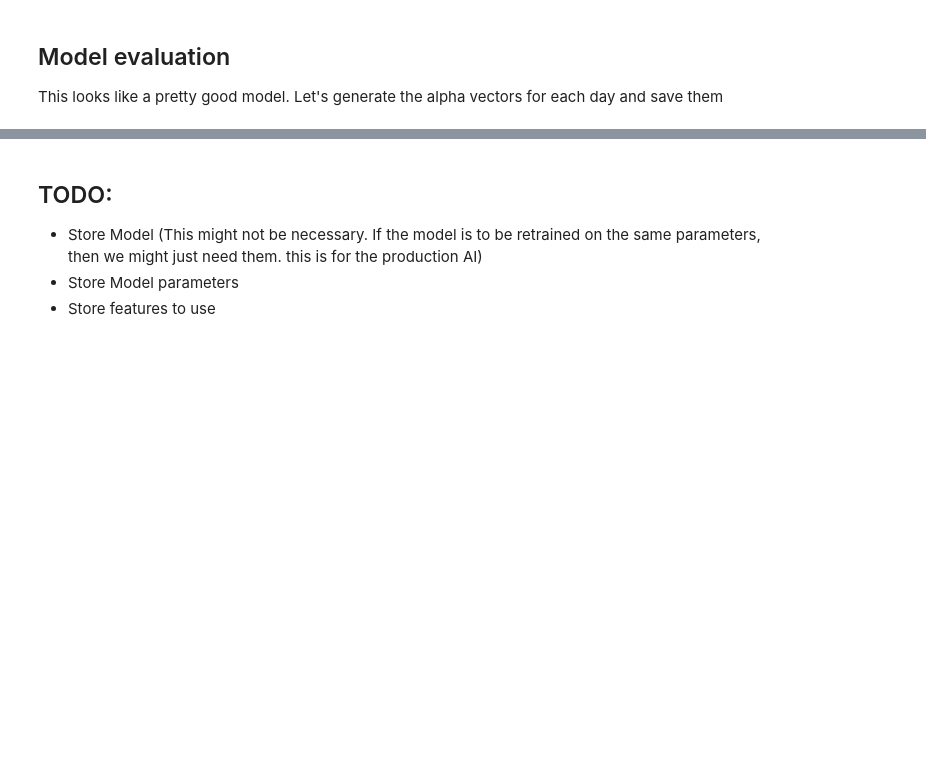
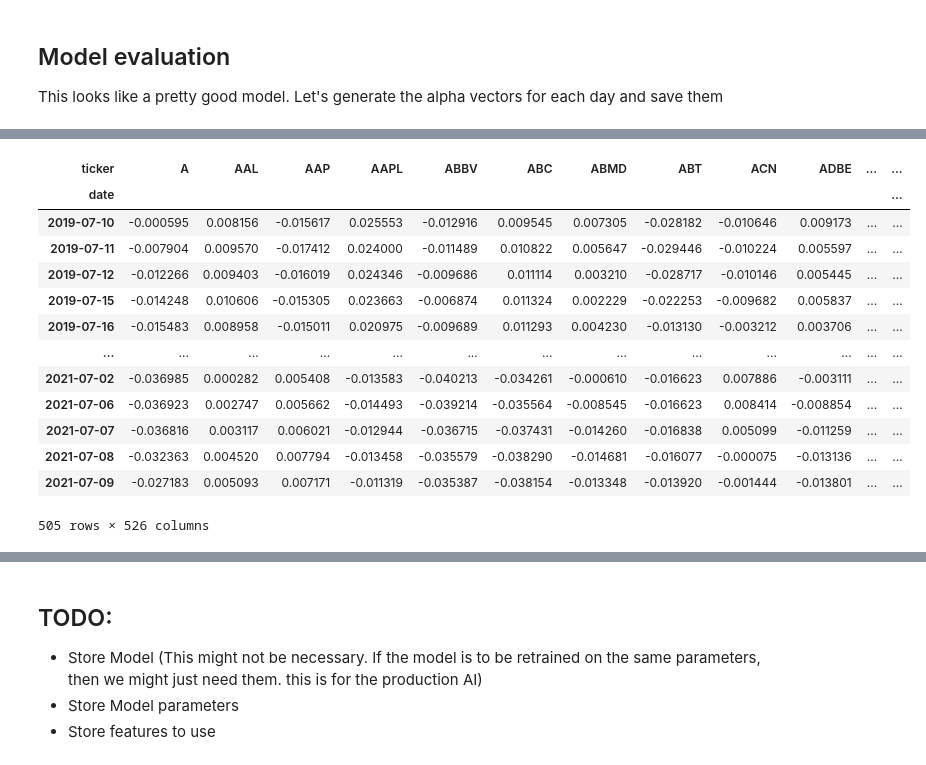
Before and after one commit to nmaiorana/svi-trading-tools, a Jupyter notebook: analysis-20210703/stage_2b_ai_alpha.ipynb, the cells around one changed output, grey strips where cells are left out. Saved outputs shown, nothing was run; the diff lists cells and outputs as text; code cells hidden in the pictures; blank space fills up the shorter version.

```diff
--- a/analysis-20210703/stage_2b_ai_alpha.ipynb
+++ b/analysis-20210703/stage_2b_ai_alpha.ipynb
@@ -731,0 +717,20 @@ This looks like a pretty good model. Let's generate the alpha vectors for each d
+# %%
+ai_alpha = pd.DataFrame(alpha_scores, index=all_factors.index, columns=['AI_ALPHA']).reset_index()
+ai_alpha['date'] = ai_alpha['date'].dt.date
+ai_alpha = ai_alpha.reset_index().pivot(index='date', columns='ticker', values='AI_ALPHA')
+ai_alpha
+# %% [output]
+| ticker | A | AAL | AAP | AAPL | ABBV | ABC | ABMD | ABT | ACN | ADBE | ... | ... |
+| date |  |  |  |  |  |  |  |  |  |  |  | ... |
+| 2019-07-10 | -0.000595 | 0.008156 | -0.015617 | 0.025553 | -0.012916 | 0.009545 | 0.007305 | -0.028182 | -0.010646 | 0.009173 | ... | ... |
+| 2019-07-11 | -0.007904 | 0.009570 | -0.017412 | 0.024000 | -0.011489 | 0.010822 | 0.005647 | -0.029446 | -0.010224 | 0.005597 | ... | ... |
+| 2019-07-12 | -0.012266 | 0.009403 | -0.016019 | 0.024346 | -0.009686 | 0.011114 | 0.003210 | -0.028717 | -0.010146 | 0.005445 | ... | ... |
+| 2019-07-15 | -0.014248 | 0.010606 | -0.015305 | 0.023663 | -0.006874 | 0.011324 | 0.002229 | -0.022253 | -0.009682 | 0.005837 | ... | ... |
+| 2019-07-16 | -0.015483 | 0.008958 | -0.015011 | 0.020975 | -0.009689 | 0.011293 | 0.004230 | -0.013130 | -0.003212 | 0.003706 | ... | ... |
+| ... | ... | ... | ... | ... | ... | ... | ... | ... | ... | ... | ... | ... |
+| 2021-07-02 | -0.036985 | 0.000282 | 0.005408 | -0.013583 | -0.040213 | -0.034261 | -0.000610 | -0.016623 | 0.007886 | -0.003111 | ... | ... |
+| 2021-07-06 | -0.036923 | 0.002747 | 0.005662 | -0.014493 | -0.039214 | -0.035564 | -0.008545 | -0.016623 | 0.008414 | -0.008854 | ... | ... |
+| 2021-07-07 | -0.036816 | 0.003117 | 0.006021 | -0.012944 | -0.036715 | -0.037431 | -0.014260 | -0.016838 | 0.005099 | -0.011259 | ... | ... |
+| 2021-07-08 | -0.032363 | 0.004520 | 0.007794 | -0.013458 | -0.035579 | -0.038290 | -0.014681 | -0.016077 | -0.000075 | -0.013136 | ... | ... |
+| 2021-07-09 | -0.027183 | 0.005093 | 0.007171 | -0.011319 | -0.035387 | -0.038154 | -0.013348 | -0.013920 | -0.001444 | -0.013801 | ... | ... |
+505 rows × 526 columns
```
Also changed, not shown: parts of 8 cells of this notebook, 6 other files.
